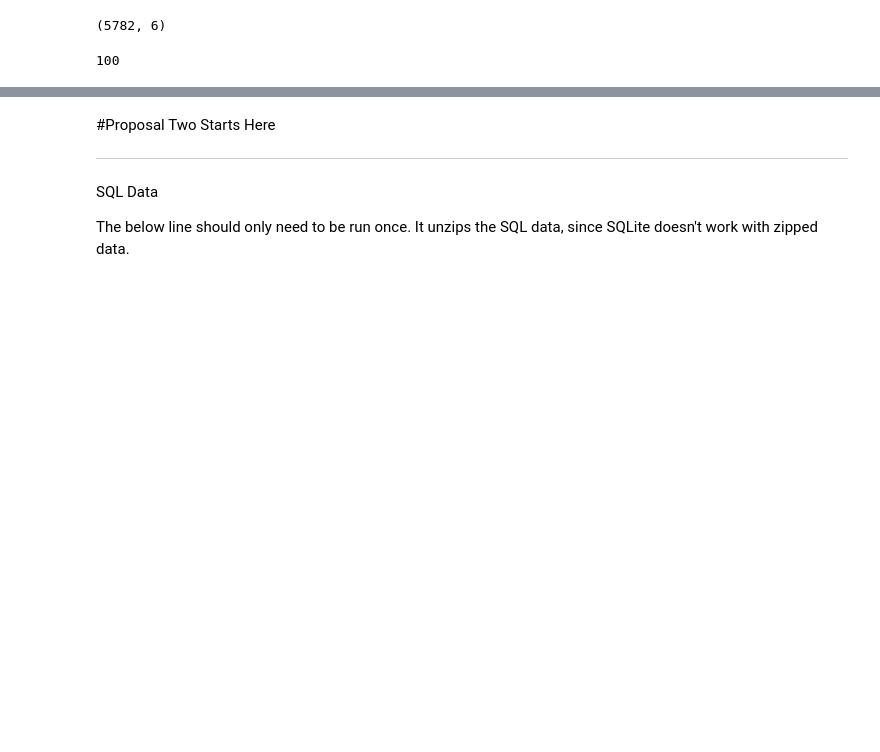
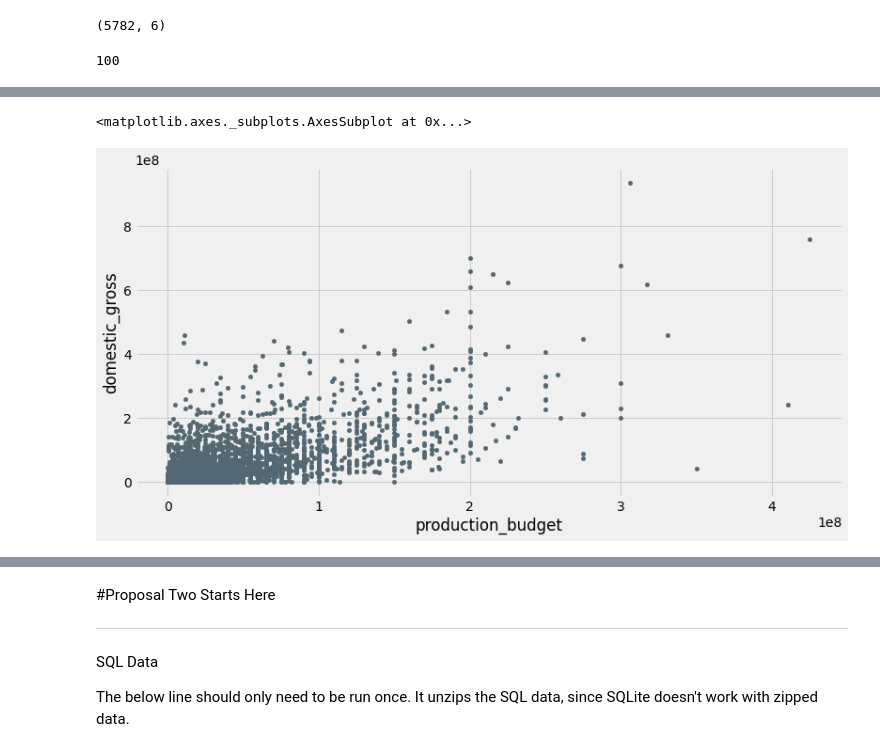
Before and after one commit to olexy/da_ds_ml, a Jupyter notebook: exploratory.ipynb, the cells around one changed output, grey strips where cells are left out. Drawn from its saved outputs; the diff is of its cells as text; code cells hidden in the pictures; blank space fills up the shorter version.

```diff
--- a/exploratory.ipynb
+++ b/exploratory.ipynb
@@ -605,0 +696,6 @@ movie_budget.id.nunique()
+# %%
+#find correlation between production budget and domestic gross
+movie_budget.plot.scatter('production_budget','domestic_gross', figsize=[12,6], color='#536872')
+# %% [output]
+<matplotlib.axes._subplots.AxesSubplot at 0x...>
+[figure, added]
```
Also changed, not shown: parts of 17 cells of this notebook.
